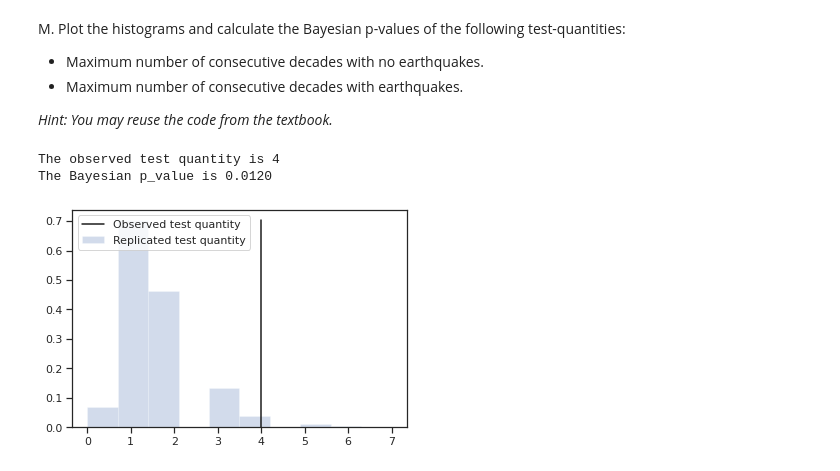
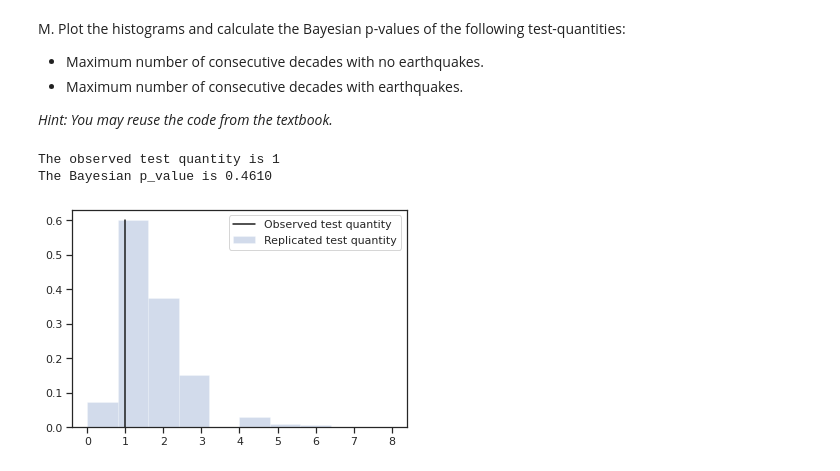
Before and after one commit to schemp98/data-analytics-se, a Jupyter notebook: lecturebook/homework/homework-03_SCC.ipynb, the cells around one changed output. Saved outputs shown, nothing was run; the diff lists cells and outputs as text; code cells hidden in the pictures.

```diff
--- a/lecturebook/homework/homework-03_SCC.ipynb
+++ b/lecturebook/homework/homework-03_SCC.ipynb
@@ -938,13 +938,13 @@ def do_diagnostics(post_rv, data, test_func, n_rep=1000):
 # %%
 do_diagnostics(
     lambda_post,
-    x_rep[3,:],
+    x_rep[5,:],
     T_eq_max_neq
 )
 # %% [output]
-The observed test quantity is 4
-The Bayesian p_value is 0.0120
+The observed test quantity is 1
+The Bayesian p_value is 0.4610
-[figure, old version]
+[figure, new version]
 # %%
 # Write your code here for the second test quantity
 # (maximum number of consecutive decades with earthquakes)
```
